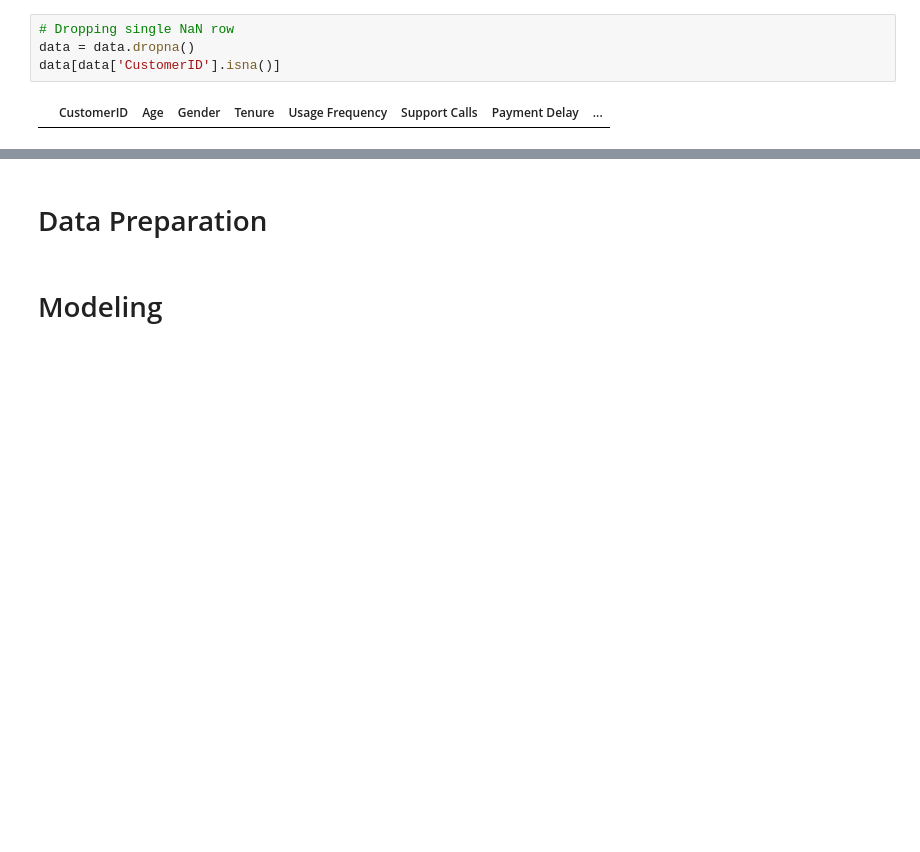
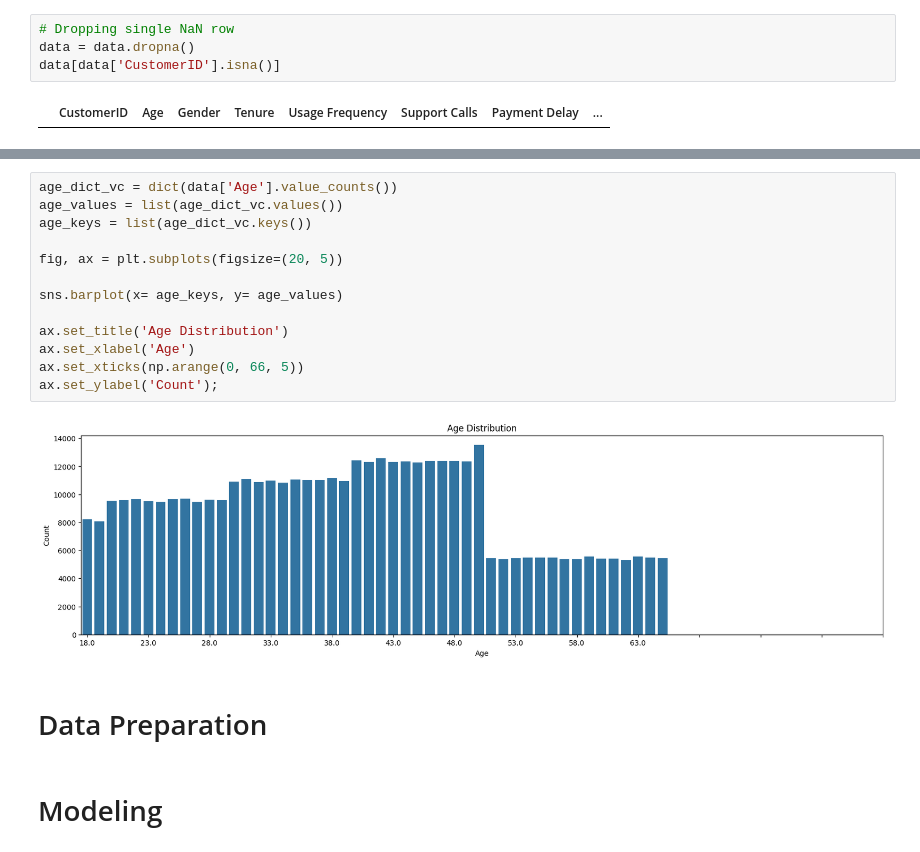
Before and after one commit to JohnNun/customer_churn_prediction, a Jupyter notebook: customer_churn_prediction.ipynb, the cells around one changed output, grey strips where cells are left out. Cells and saved outputs as stored; diff of their text form; blank space fills up the shorter version.

```diff
--- a/customer_churn_prediction.ipynb
+++ b/customer_churn_prediction.ipynb
@@ -107,3 +133,18 @@ data[data['CustomerID'].isna()]
+# %%
+age_dict_vc = dict(data['Age'].value_counts())
+age_values = list(age_dict_vc.values())
+age_keys = list(age_dict_vc.keys())
+
+fig, ax = plt.subplots(figsize=(20, 5))
+
+sns.barplot(x= age_keys, y= age_values)
+
+ax.set_title('Age Distribution')
+ax.set_xlabel('Age')
+ax.set_xticks(np.arange(0, 66, 5))
+ax.set_ylabel('Count');
+# %% [output]
+[figure, added]
 # %% [markdown]
 # Data Preparation
 # %% [markdown]
```
Also changed, not shown: parts of 2 cells of this notebook.
